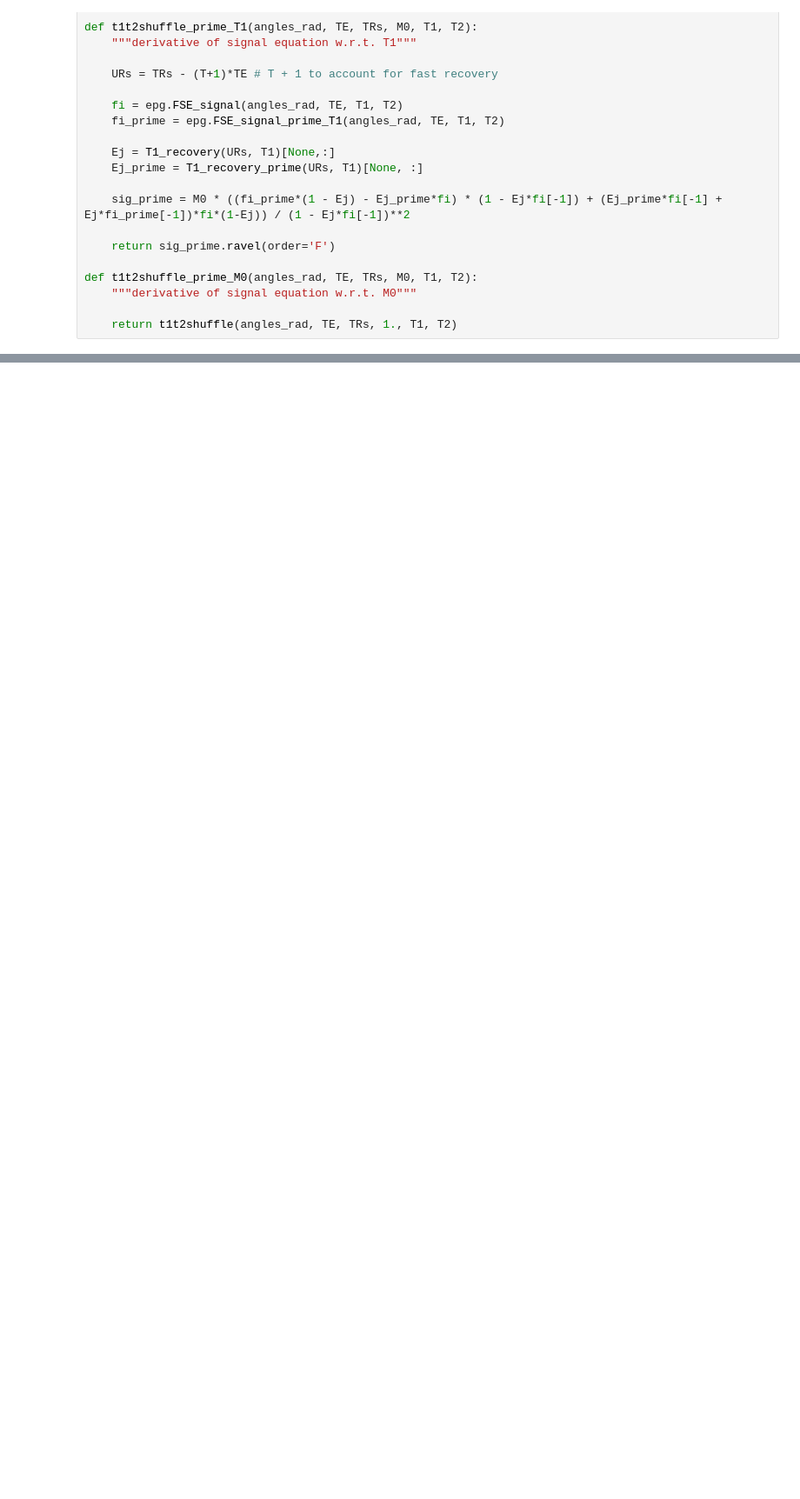
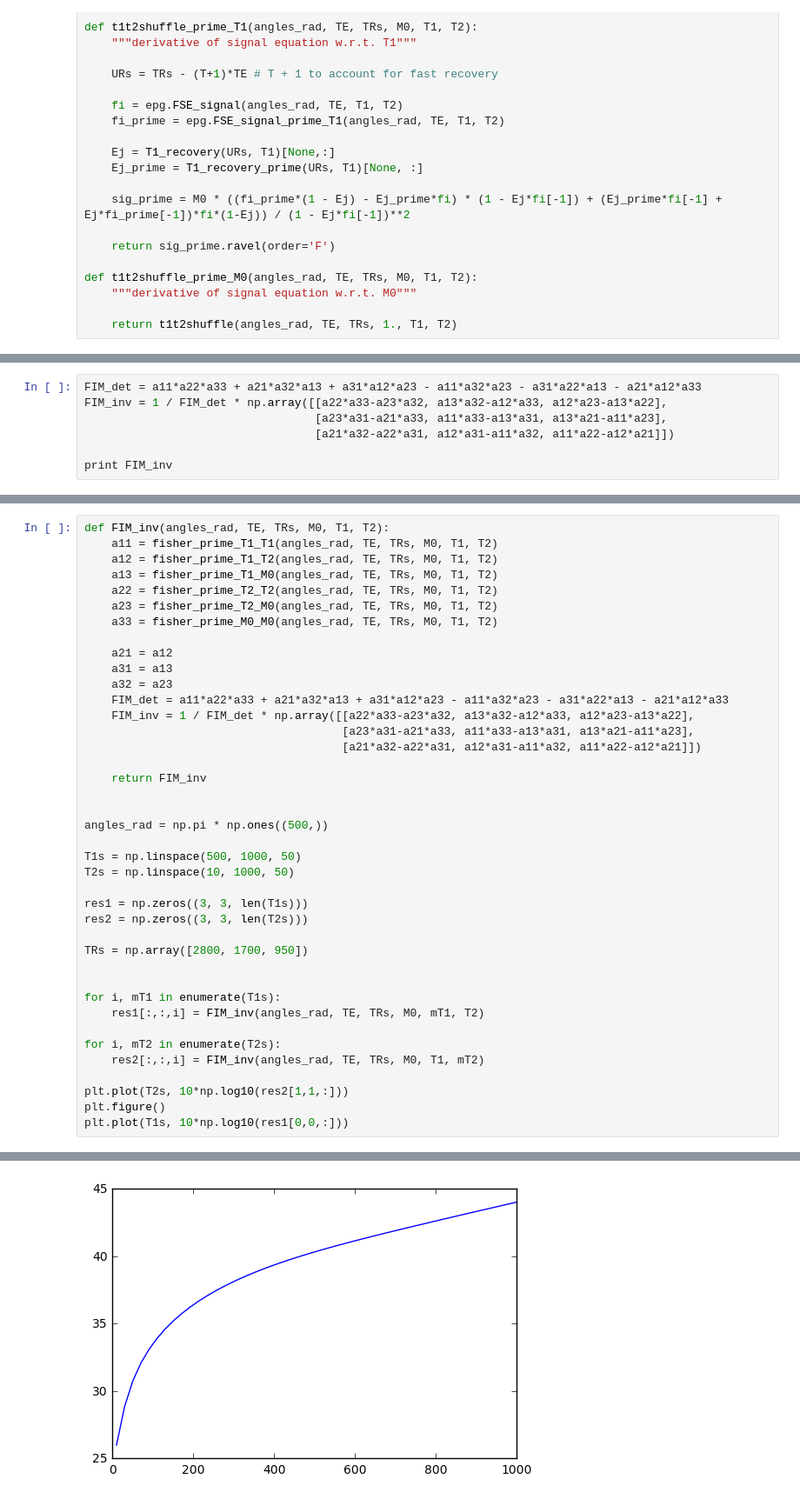
Before and after one commit to utcsilab/mri-sim-py, a Jupyter notebook: epg/T1-T2 Shuffling Fisher Information.ipynb, the cells around one changed output, grey strips where cells are left out. Shown: that part at 87% size. Drawn from its saved outputs; the diff is of its cells as text; blank space fills up the shorter version.

```diff
--- a/epg/T1-T2 Shuffling Fisher Information.ipynb
+++ b/epg/T1-T2 Shuffling Fisher Information.ipynb
@@ -216,0 +221,7 @@ print FIM
+# %%
+FIM_det = a11*a22*a33 + a21*a32*a13 + a31*a12*a23 - a11*a32*a23 - a31*a22*a13 - a21*a12*a33
+FIM_inv = 1 / FIM_det * np.array([[a22*a33-a23*a32, a13*a32-a12*a33, a12*a23-a13*a22],
+                                  [a23*a31-a21*a33, a11*a33-a13*a31, a13*a21-a11*a23],
+                                  [a21*a32-a22*a31, a12*a31-a11*a32, a11*a22-a12*a21]])
+
+print FIM_inv
@@ -216,0 +232,41 @@ print FIM
+# %%
+def FIM_inv(angles_rad, TE, TRs, M0, T1, T2):
+    a11 = fisher_prime_T1_T1(angles_rad, TE, TRs, M0, T1, T2)
+    a12 = fisher_prime_T1_T2(angles_rad, TE, TRs, M0, T1, T2)
+    a13 = fisher_prime_T1_M0(angles_rad, TE, TRs, M0, T1, T2)
+    a22 = fisher_prime_T2_T2(angles_rad, TE, TRs, M0, T1, T2)
+    a23 = fisher_prime_T2_M0(angles_rad, TE, TRs, M0, T1, T2)
+    a33 = fisher_prime_M0_M0(angles_rad, TE, TRs, M0, T1, T2)
+
+    a21 = a12
+    a31 = a13
+    a32 = a23
+    FIM_det = a11*a22*a33 + a21*a32*a13 + a31*a12*a23 - a11*a32*a23 - a31*a22*a13 - a21*a12*a33
+    FIM_inv = 1 / FIM_det * np.array([[a22*a33-a23*a32, a13*a32-a12*a33, a12*a23-a13*a22],
+                                      [a23*a31-a21*a33, a11*a33-a13*a31, a13*a21-a11*a23],
+                                      [a21*a32-a22*a31, a12*a31-a11*a32, a11*a22-a12*a21]])
+
+    return FIM_inv
+
+
+angles_rad = np.pi * np.ones((500,))
+
+T1s = np.linspace(500, 1000, 50)
+T2s = np.linspace(10, 1000, 50)
+
+res1 = np.zeros((3, 3, len(T1s)))
+res2 = np.zeros((3, 3, len(T2s)))
+
+TRs = np.array([2800, 1700, 950])
+
+
+for i, mT1 in enumerate(T1s):
+    res1[:,:,i] = FIM_inv(angles_rad, TE, TRs, M0, mT1, T2)
+
+for i, mT2 in enumerate(T2s):
+    res2[:,:,i] = FIM_inv(angles_rad, TE, TRs, M0, T1, mT2)
+
+plt.plot(T2s, 10*np.log10(res2[1,1,:]))
+plt.figure()
+plt.plot(T1s, 10*np.log10(res1[0,0,:]))
+# %% [output]
@@ -216,0 +274 @@ print FIM
+[figure, added]
```
Also changed, not shown: parts of 12 cells of this notebook, 1 other file.
